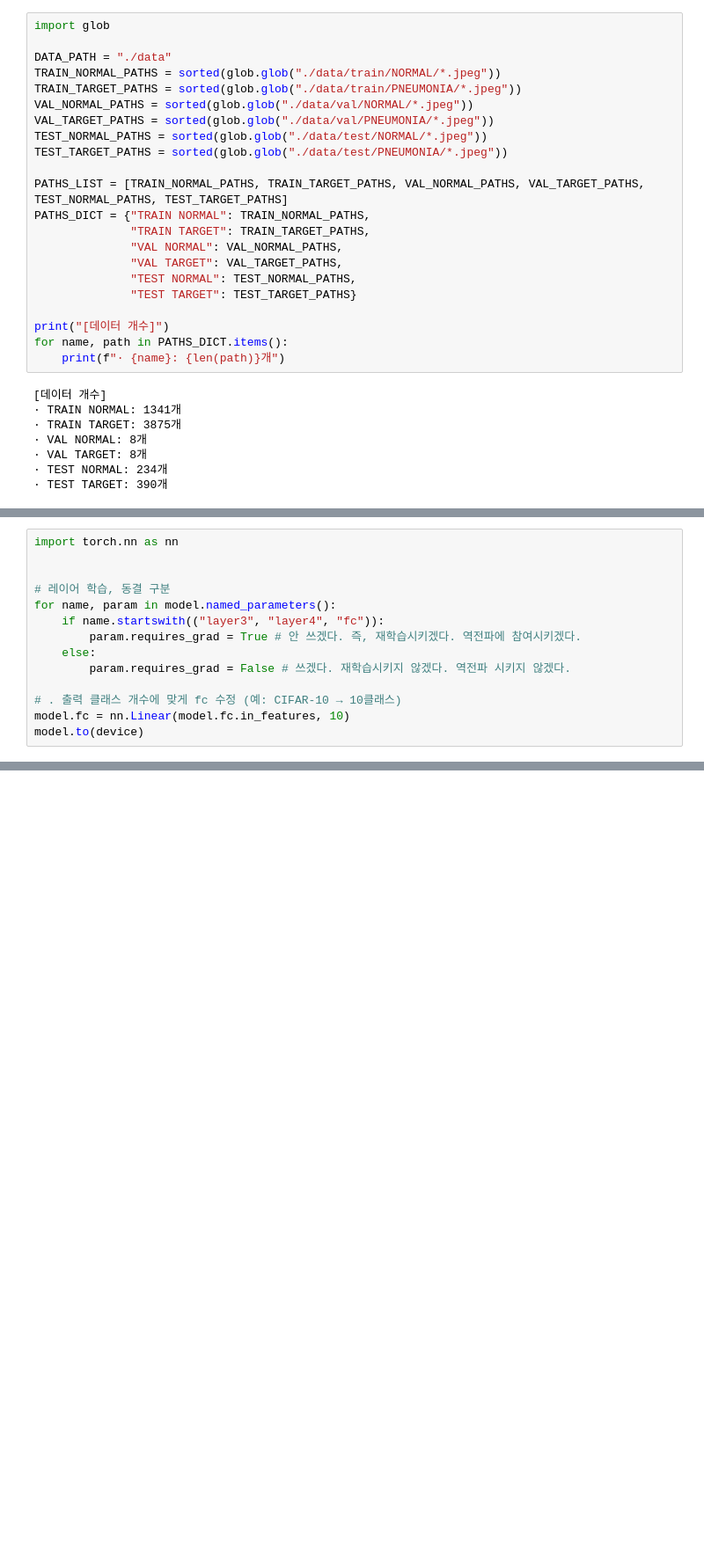
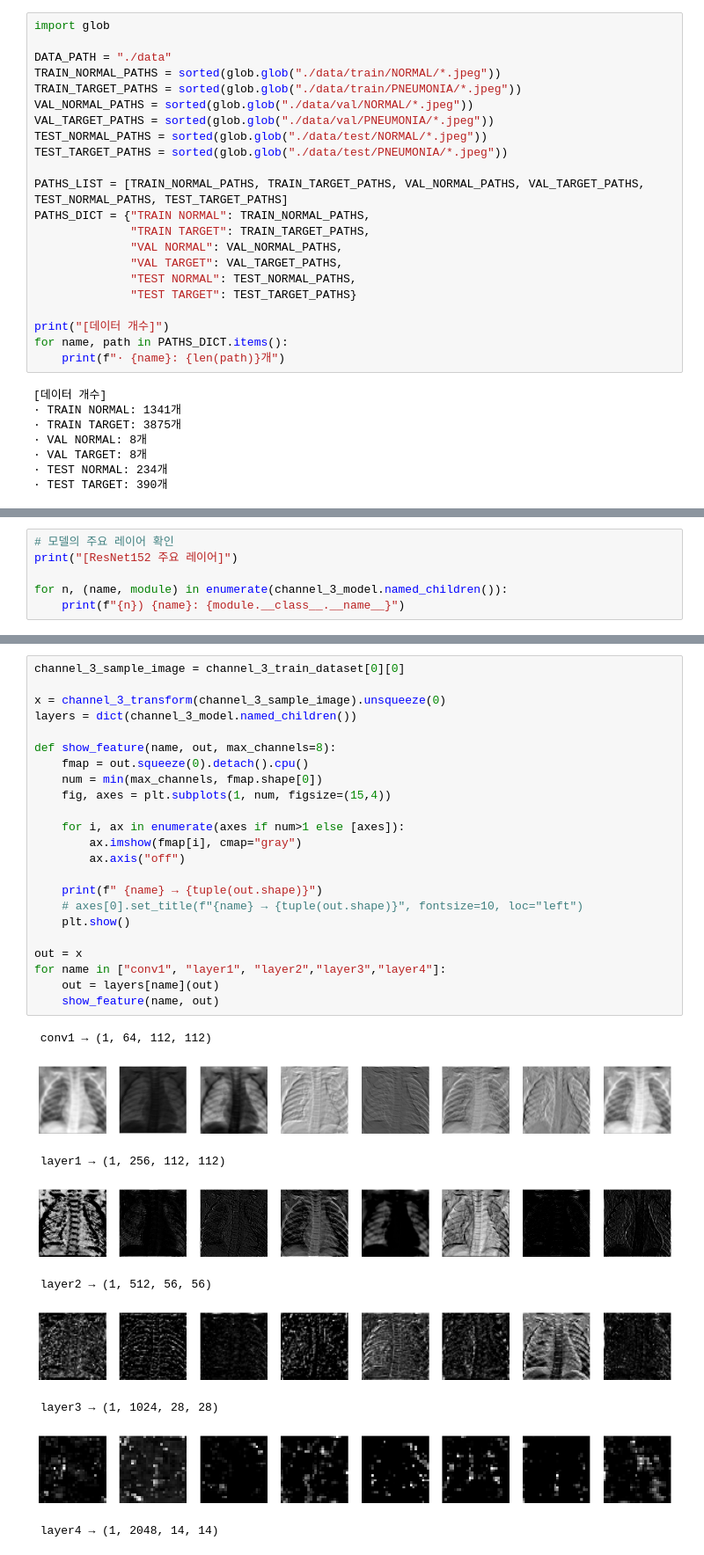
Before and after one commit to wonbywondev/ML-DL, a Jupyter notebook: 06/06_5팀_원성일.ipynb, the cells around one changed output, grey strips where cells are left out. Shown at 88% size. Saved outputs shown, nothing was run; the diff lists cells and outputs as text; blank space fills up the shorter version.

```diff
--- a/06/06_5팀_원성일.ipynb
+++ b/06/06_5팀_원성일.ipynb
@@ -342,14 +68,0 @@ layer 2부터 학습하기로 함.
-# %%
-import torch.nn as nn
-
-
-# 레이어 학습, 동결 구분
-for name, param in model.named_parameters():
-    if name.startswith(("layer3", "layer4", "fc")):
-        param.requires_grad = True # 안 쓰겠다. 즉, 재학습시키겠다. 역전파에 참여시키겠다.
-    else:
-        param.requires_grad = False # 쓰겠다. 재학습시키지 않겠다. 역전파 시키지 않겠다.
-
-# . 출력 클래스 개수에 맞게 fc 수정 (예: CIFAR-10 → 10클래스)
-model.fc = nn.Linear(model.fc.in_features, 10)
-model.to(device)
@@ -357,0 +243,6 @@ False
+# %%
+# 모델의 주요 레이어 확인
+print("[ResNet152 주요 레이어]")
+
+for n, (name, module) in enumerate(channel_3_model.named_children()):
+    print(f"{n}) {name}: {module.__class__.__name__}")
@@ -357,0 +268,33 @@ False
+# %%
+channel_3_sample_image = channel_3_train_dataset[0][0]
+
+x = channel_3_transform(channel_3_sample_image).unsqueeze(0)
+layers = dict(channel_3_model.named_children())
+
+def show_feature(name, out, max_channels=8):
+    fmap = out.squeeze(0).detach().cpu()
+    num = min(max_channels, fmap.shape[0])
+    fig, axes = plt.subplots(1, num, figsize=(15,4))
+
+    for i, ax in enumerate(axes if num>1 else [axes]):
+        ax.imshow(fmap[i], cmap="gray")
+        ax.axis("off")
+
+    print(f" {name} → {tuple(out.shape)}")
+    # axes[0].set_title(f"{name} → {tuple(out.shape)}", fontsize=10, loc="left")
+    plt.show()
+
+out = x
+for name in ["conv1", "layer1", "layer2","layer3","layer4"]:
+    out = layers[name](out)
+    show_feature(name, out)
+# %% [output]
+ conv1 → (1, 64, 112, 112)
+[figure, added]
+ layer1 → (1, 256, 112, 112)
+[figure, added]
+ layer2 → (1, 512, 56, 56)
+[figure, added]
+ layer3 → (1, 1024, 28, 28)
+[figure, added]
+ layer4 → (1, 2048, 14, 14)
```
Also changed, not shown: parts of 41 cells of this notebook, 2 other files.
